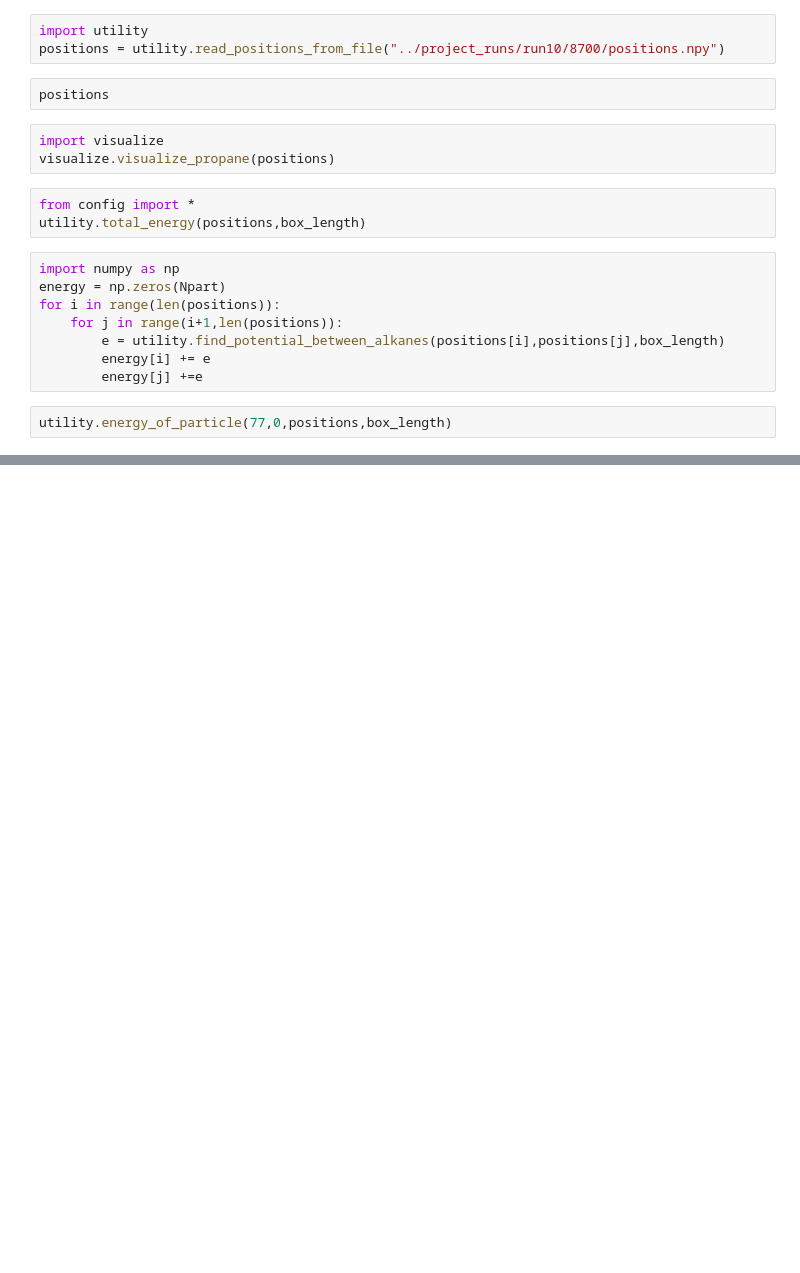
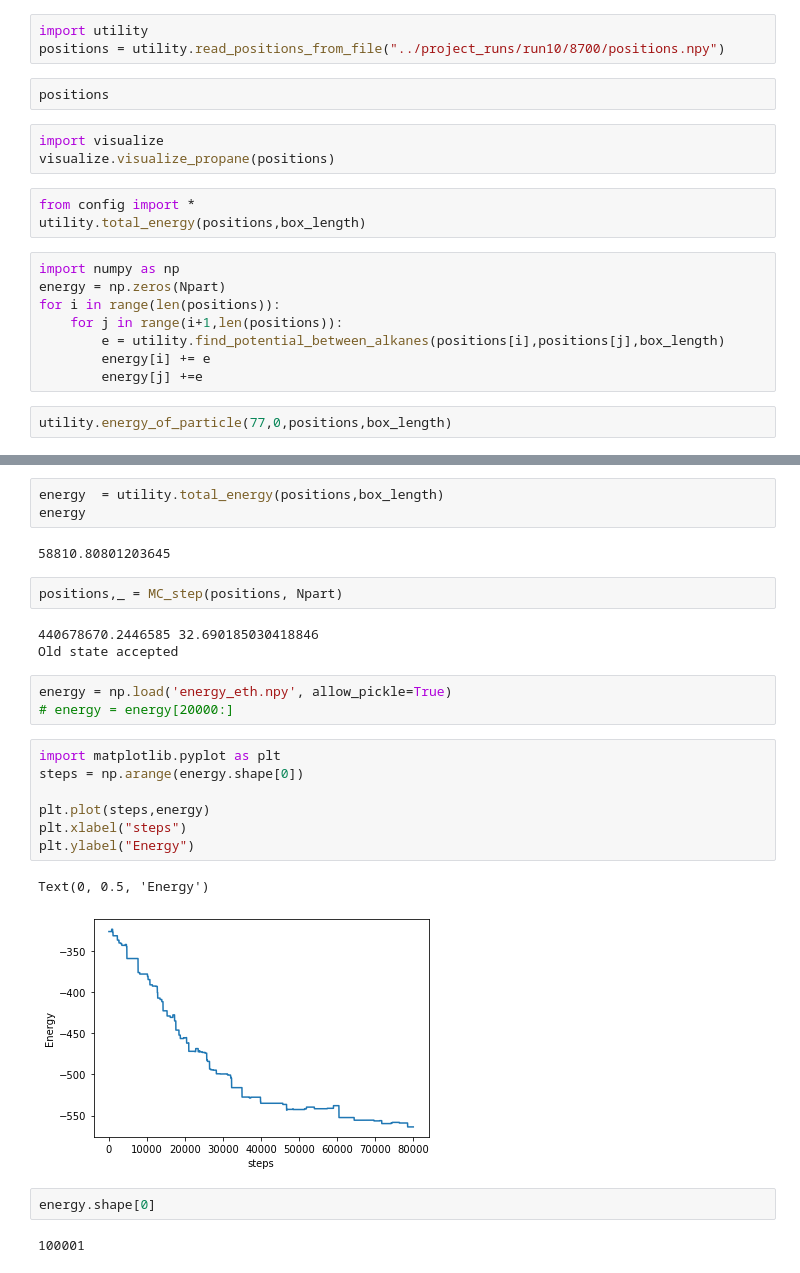
Before and after one commit to varunk122/CBMC_CHAIN_SIMULATION, a Jupyter notebook: test.ipynb, the cells around one changed output, grey strips where cells are left out. Drawn from its saved outputs; the diff is of its cells as text; blank space fills up the shorter version.

```diff
--- a/test.ipynb
+++ b/test.ipynb
@@ -578,0 +562,27 @@ KeyboardInterrupt:
+# %%
+energy  = utility.total_energy(positions,box_length)
+energy
+# %% [output]
+58810.80801203645
+# %%
+positions,_ = MC_step(positions, Npart)
+# %% [output]
+440678670.2446585 32.690185030418846
+Old state accepted
+# %%
+energy = np.load('energy_eth.npy', allow_pickle=True)
+# energy = energy[20000:]
+# %%
+import matplotlib.pyplot as plt
+steps = np.arange(energy.shape[0])
+
+plt.plot(steps,energy)
+plt.xlabel("steps")
+plt.ylabel("Energy")
+# %% [output]
+Text(0, 0.5, 'Energy')
+[figure, added]
+# %%
+energy.shape[0]
+# %% [output]
+100001
```
Also changed, not shown: parts of 2 cells of this notebook, 20 other files.
